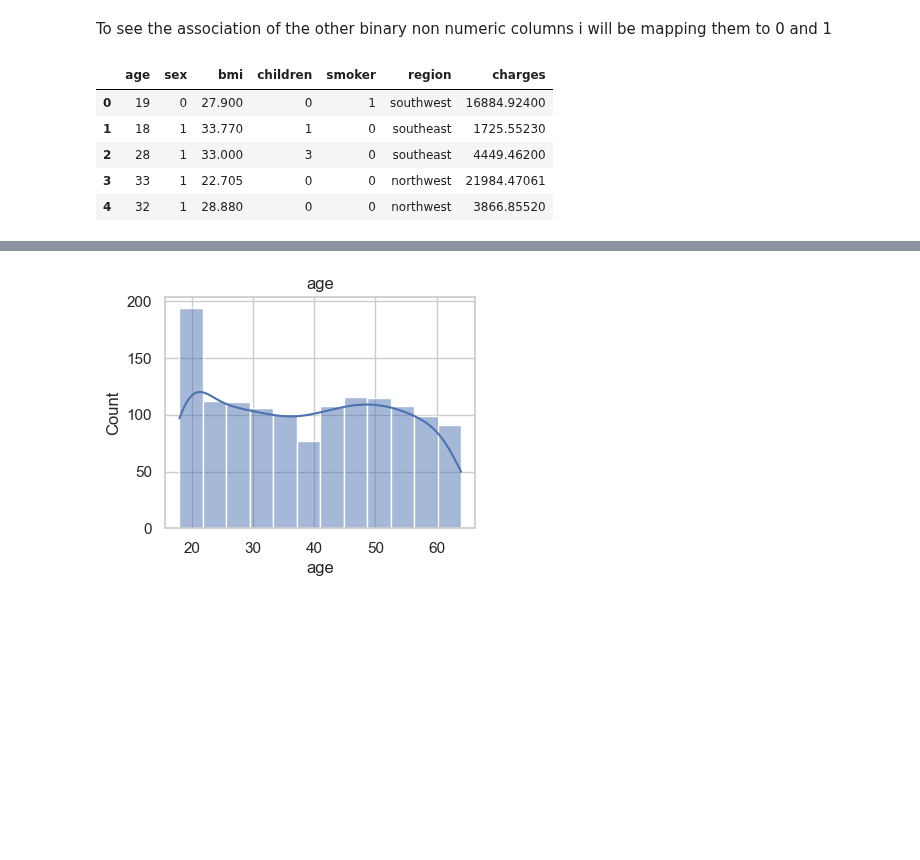
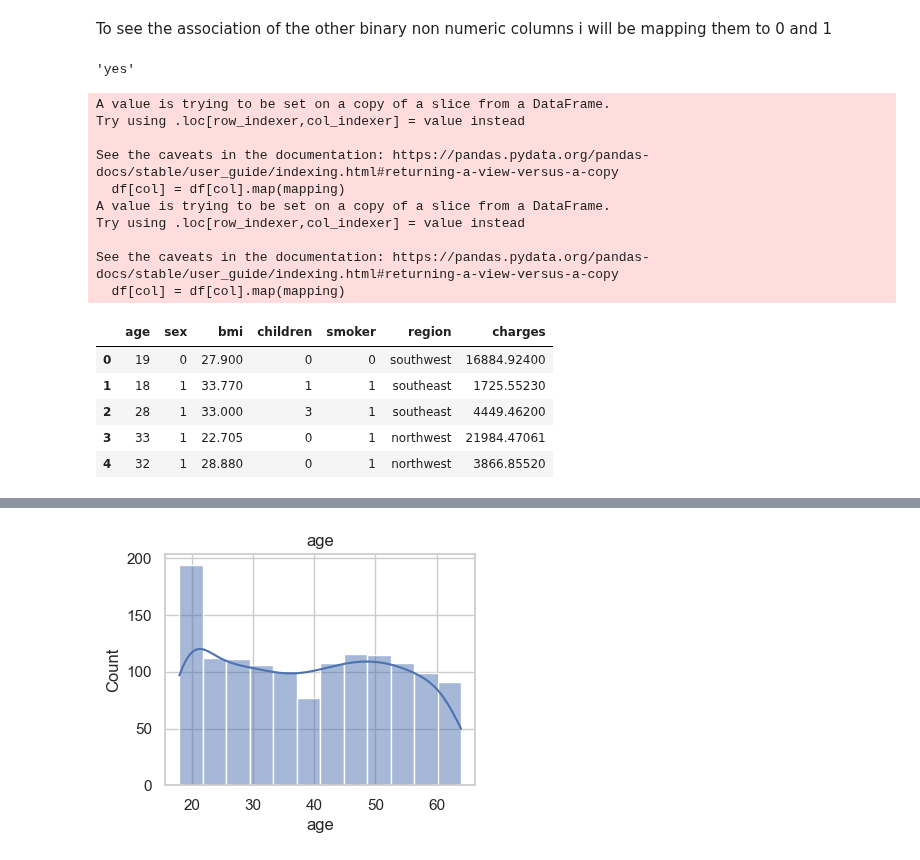
Before and after one commit to Hmmmmmmmmmmmmmmmmmmmmmmm/insurance_price_prediction, a Jupyter notebook: notebooks/01_data_understanding_and_EDA.ipynb, the cells around one changed output, grey strips where cells are left out. Saved outputs shown, nothing was run; the diff lists cells and outputs as text; code cells hidden in the pictures; blank space fills up the shorter version.

```diff
--- a/notebooks/01_data_understanding_and_EDA.ipynb
+++ b/notebooks/01_data_understanding_and_EDA.ipynb
@@ -44,5 +58,4 @@ import seaborn as sns
 # %%
-df  = pd.read_csv("../data/insurance.csv")
 df.head()
 # %% [output]
 |  | age | sex | bmi | children | smoker | region | charges |
@@ -343,38 +358,6 @@ df.describe()
 # %%
 target_col = 'charges'
-
-# Select only feature columns for cleaning
-feature_cols = df.drop(columns=target_col)
-feature_cols = feature_cols.select_dtypes(include="number")
-
-# Compute 5-number summary for all features at once
-summary = feature_cols.describe().loc[['min', '25%', '50%', '75%', 'max']]
-print("5-number summary for features:")
-print(summary, "\n")
-
-# Compute IQR for all features
-Q1 = feature_cols.quantile(0.25)
-Q3 = feature_cols.quantile(0.75)
-IQR = Q3 - Q1
-
-# Compute lower and upper fences
-lower_fence = Q1 - 1.5 * IQR
-upper_fence = Q3 + 1.5 * IQR
-
-# Create mask for all feature columns at once
-mask = feature_cols.apply(lambda x: x.between(lower_fence[x.name], upper_fence[x.name]))
-
-# Combine mask across columns: keep rows where all features are within IQR range
-mask_all = mask.all(axis=1)
-
-# Apply mask to original dataframe (target stays intact)
-df_cleaned = df[mask_all]
-# Rows that were removed (outliers)
-df_dropped = df[~mask_all]  # ~ inverts the boolean mask
-
-print("Dropped rows (outliers):")
-print(df_dropped)
-df_dropped.shape
+df_dropped,df_cleaned = prp.outlier_cleaning(target_col, df)
 # %% [output]
 5-number summary for features:
       age       bmi  children
@@ -426,17 +408,34 @@ dtypes: float64(2), int64(2), object(3)
 memory usage: 83.1+ KB
 # %% [markdown]
 To see the association of the other binary non numeric columns i will be mapping them to 0 and 1
+# %%
+df_cleaned['smoker'].unique()[0]
+# %% [output]
+'yes'
 # %%
-df_cleaned['sex']=df_cleaned['sex'].map({'female':0,'male':1})
-df_cleaned['smoker']=df_cleaned['smoker'].map({'no':0,'yes':1})
+# since we only have 2 binary columns we will be mapping them:
+# import preprocessing as prp
+binary_cols = ['sex','smoker']
+df_cleaned = prp.binary_mapping(df_cleaned, binary_cols)
+
 df_cleaned.head()
 # %% [output]
+A value is trying to be set on a copy of a slice from a DataFrame.
+Try using .loc[row_indexer,col_indexer] = value instead
+
+See the caveats in the documentation: https://pandas.pydata.org/pandas-docs/stable/user_guide/indexing.html#returning-a-view-versus-a-copy
+  df[col] = df[col].map(mapping)
+A value is trying to be set on a copy of a slice from a DataFrame.
+Try using .loc[row_indexer,col_indexer] = value instead
+
+See the caveats in the documentation: https://pandas.pydata.org/pandas-docs/stable/user_guide/indexing.html#returning-a-view-versus-a-copy
+  df[col] = df[col].map(mapping)
 |  | age | sex | bmi | children | smoker | region | charges |
-| 0 | 19 | 0 | 27.900 | 0 | 1 | southwest | 16884.92400 |
-| 1 | 18 | 1 | 33.770 | 1 | 0 | southeast | 1725.55230 |
-| 2 | 28 | 1 | 33.000 | 3 | 0 | southeast | 4449.46200 |
-| 3 | 33 | 1 | 22.705 | 0 | 0 | northwest | 21984.47061 |
-| 4 | 32 | 1 | 28.880 | 0 | 0 | northwest | 3866.85520 |
+| 0 | 19 | 0 | 27.900 | 0 | 0 | southwest | 16884.92400 |
+| 1 | 18 | 1 | 33.770 | 1 | 1 | southeast | 1725.55230 |
+| 2 | 28 | 1 | 33.000 | 3 | 1 | southeast | 4449.46200 |
+| 3 | 33 | 1 | 22.705 | 0 | 1 | northwest | 21984.47061 |
+| 4 | 32 | 1 | 28.880 | 0 | 1 | northwest | 3866.85520 |
 # %%
 df_cleaned.corr(numeric_only=True)
 # %% [output]
```
Also changed, not shown: parts of 8 cells of this notebook, 23 other files.
